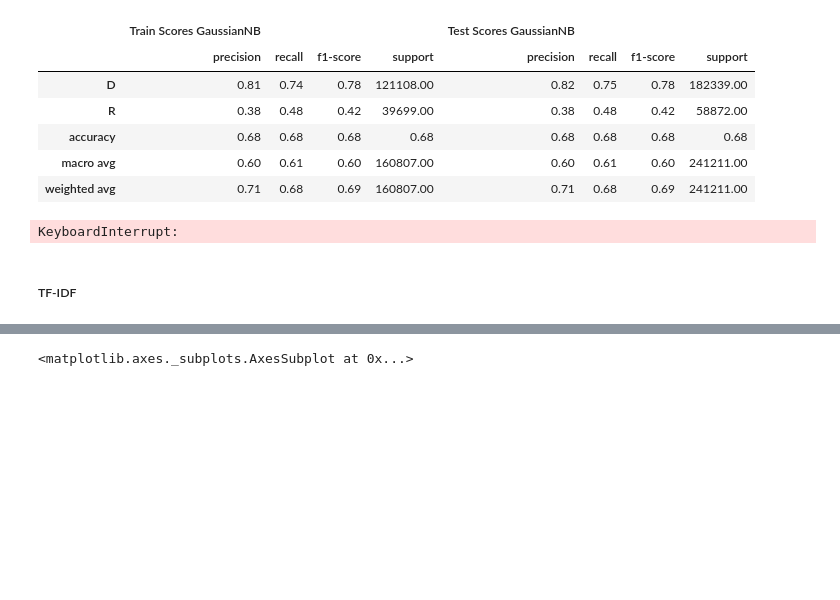
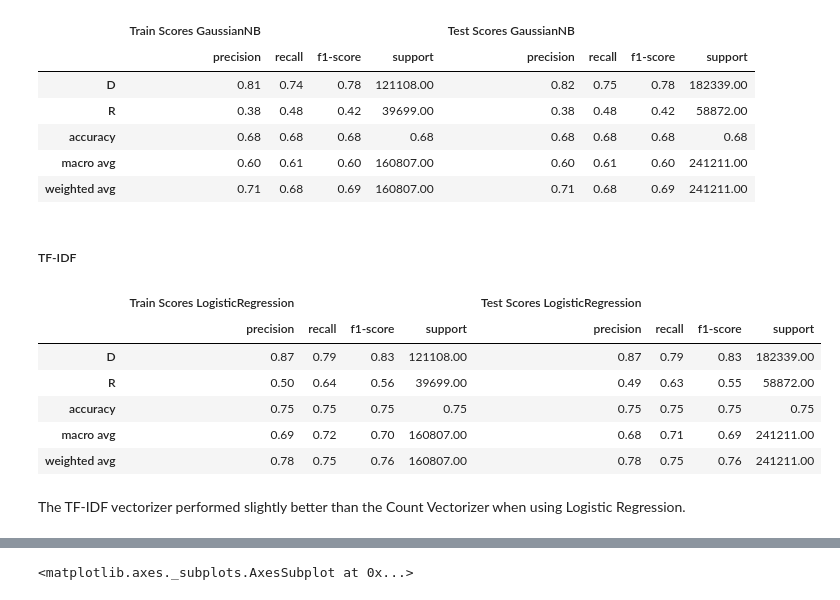
Before and after one commit to swzoeller/NLP-Capstone, a Jupyter notebook: data-extraction-twint.ipynb, the cells around one changed output, grey strips where cells are left out. Drawn from its saved outputs; the diff is of its cells as text; code cells hidden in the pictures; blank space fills up the shorter version.

```diff
--- a/data-extraction-twint.ipynb
+++ b/data-extraction-twint.ipynb
@@ -688,6 +683,18 @@ pipe_svm1 = Pipeline([('t_proc', CountVectorizer(max_features=1000)),
-# %%
-return_classification_report(pipe_svm1, X_train, y_train, X_test, y_test)
-# %% [output]
-KeyboardInterrupt:
 # %% [markdown]
 ##### TF-IDF
+# %%
+pipe_lr3 = Pipeline([('t_proc', TfidfVectorizer(max_features=1000)),
+                     ("sm", SMOTE(random_state=random_state)),
+                     ('clf', LogisticRegression())])
+# %%
+return_classification_report(pipe_lr3, X_train, y_train, X_test, y_test)
+# %% [output]
+|  | Train Scores LogisticRegression |  |  |  | Test Scores LogisticRegression |  |  |  |
+|  | precision | recall | f1-score | support | precision | recall | f1-score | support |
+| D | 0.87 | 0.79 | 0.83 | 121108.00 | 0.87 | 0.79 | 0.83 | 182339.00 |
+| R | 0.50 | 0.64 | 0.56 | 39699.00 | 0.49 | 0.63 | 0.55 | 58872.00 |
+| accuracy | 0.75 | 0.75 | 0.75 | 0.75 | 0.75 | 0.75 | 0.75 | 0.75 |
+| macro avg | 0.69 | 0.72 | 0.70 | 160807.00 | 0.68 | 0.71 | 0.69 | 241211.00 |
+| weighted avg | 0.78 | 0.75 | 0.76 | 160807.00 | 0.78 | 0.75 | 0.76 | 241211.00 |
+# %% [markdown]
+The TF-IDF vectorizer performed slightly better than the Count Vectorizer when using Logistic Regression.
```
Also changed, not shown: parts of 30 cells of this notebook.
